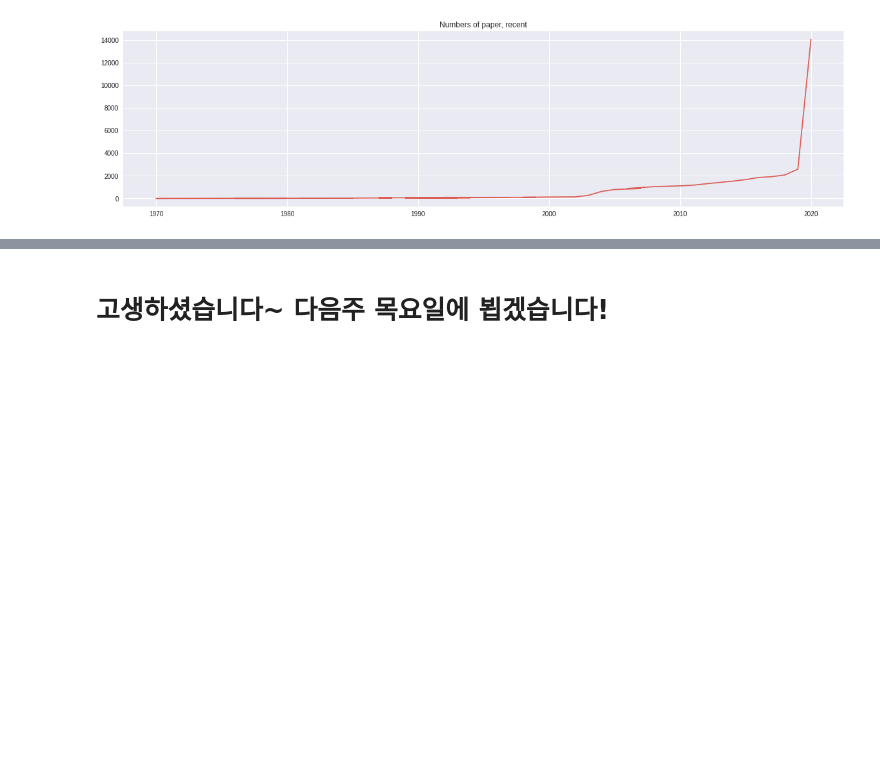
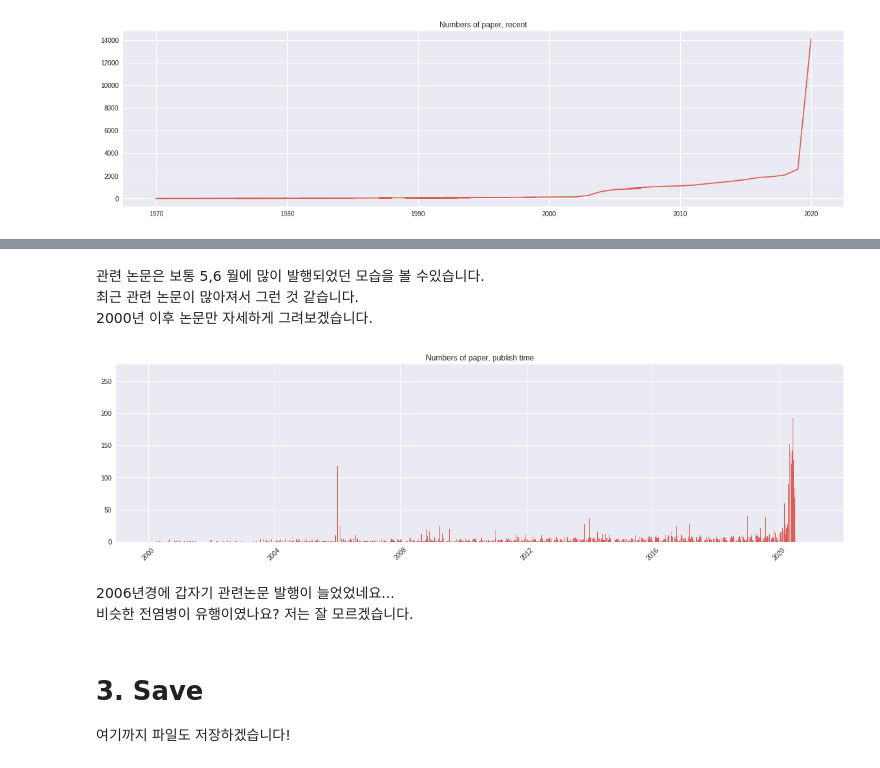
Before and after one commit to cryingjin/Today-I-Learned, a Jupyter notebook: assignment1_datechart.ipynb, the cells around one changed output, grey strips where cells are left out. Drawn from its saved outputs; the diff is of its cells as text; code cells hidden in the pictures; blank space fills up the shorter version.

```diff
--- a/assignment1_datechart.ipynb
+++ b/assignment1_datechart.ipynb
@@ -152,6 +162,28 @@ recent_data만 저장하겠습니다~!
+# %% [markdown]
+관련 논문은 보통 5,6 월에 많이 발행되었던 모습을 볼 수있습니다.
+최근 관련 논문이 많아져서 그런 것 같습니다.
+2000년 이후 논문만 자세하게 그려보겠습니다.
+# %%
+# publish_time
+# publsh_datetime 변수 생성
+df_covid['publsh_datetime'] =  pd.to_datetime(df_covid.publish_time)
+df_2000 = df_covid.query("publsh_datetime >'2000'")
+df_2000_publish_time = df_2000['publsh_datetime'].value_counts()
+
+plt.figure(figsize=(20,5))
+plt.bar(df_2000_publish_time.index, df_2000_publish_time)
+plt.xticks(rotation=45)
+plt.title('Numbers of paper, publish time',fontsize='large')
+plt.show()
+# %% [output]
+[figure, added]
+# %% [markdown]
+2006년경에 갑자기 관련논문 발행이 늘었었네요...
+비슷한 전염병이 유행이였나요? 저는 잘 모르겠습니다.
+# %% [markdown]
+# 3. Save
+여기까지 파일도 저장하겠습니다!
 # %%
 # pickle 저장
 with open('COVID19_assignment1_datechart.pickle','wb') as fw:
     pickle.dump(df_covid,fw)
-# %% [markdown]
-# 고생하셨습니다~ 다음주 목요일에 뵙겠습니다!
```
Also changed, not shown: parts of 14 cells of this notebook.
